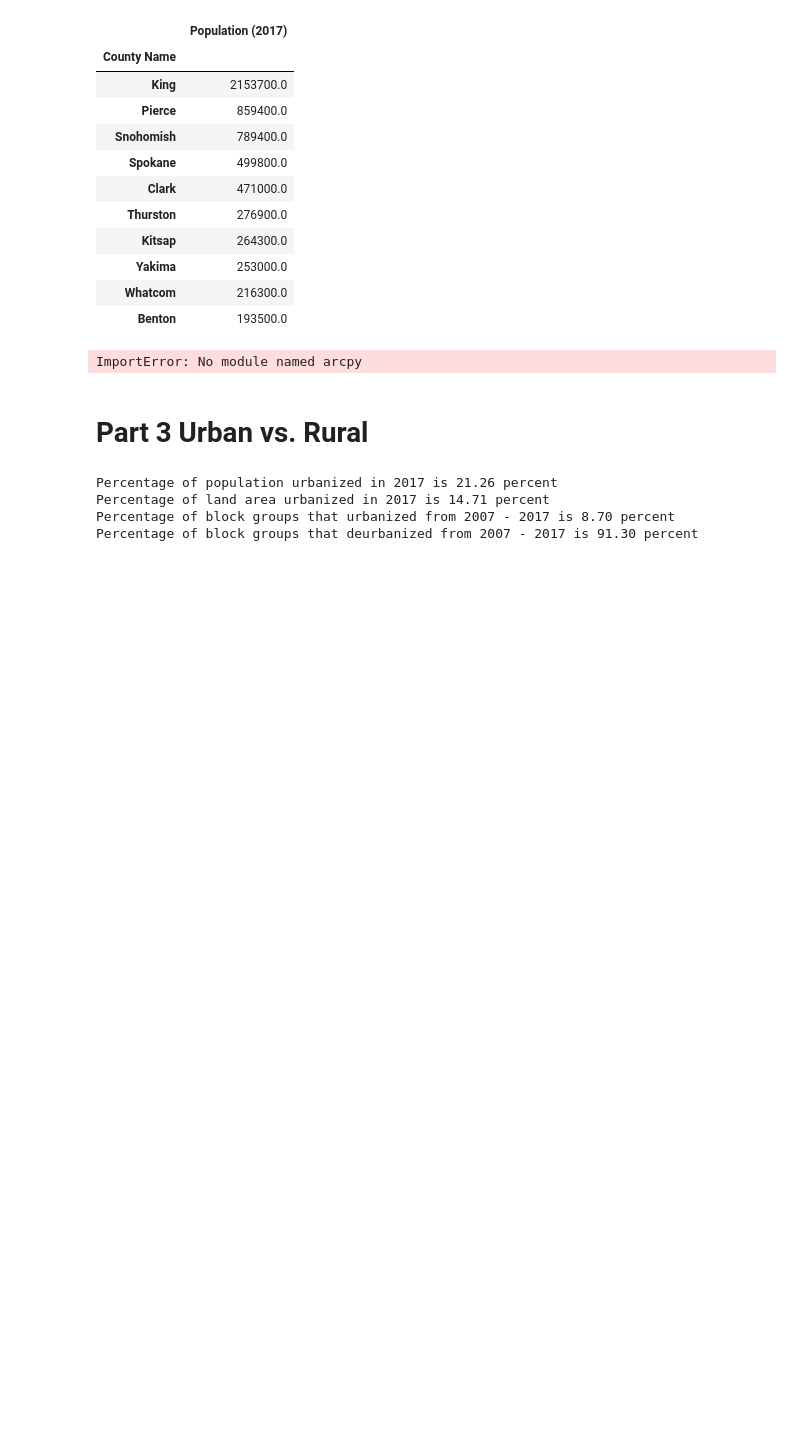
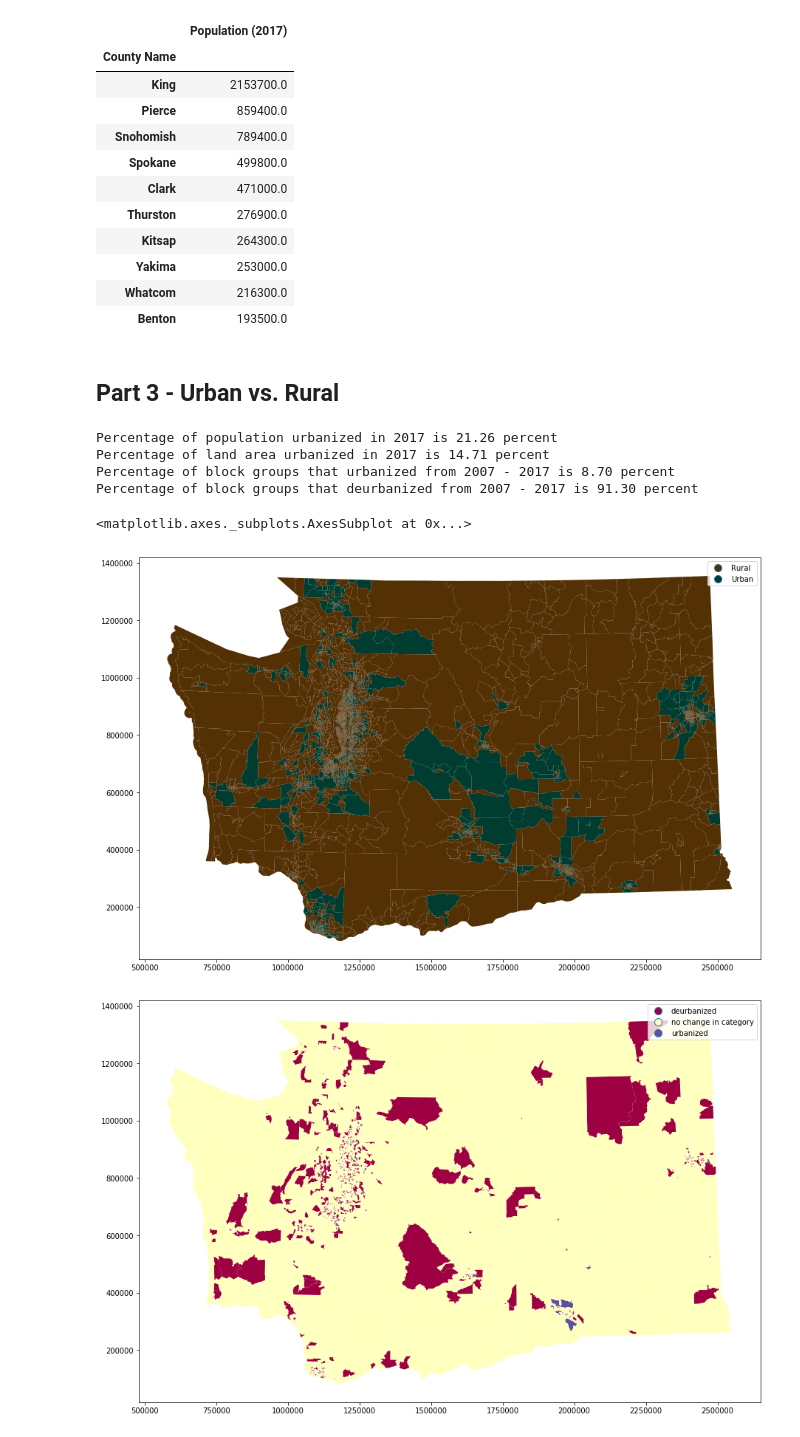
Before and after one commit to GEOG458-W19/grouplab3, a Jupyter notebook: group_lab3.ipynb, the cells around one changed output. Saved outputs shown, nothing was run; the diff lists cells and outputs as text; code cells hidden in the pictures; blank space fills up the shorter version.

Commit message:
Added 3.6 and cleaned up formatting.

```diff
--- a/group_lab3.ipynb
+++ b/group_lab3.ipynb
@@ -39,58 +80,20 @@ cnty_pop.head(10)
 | Yakima | 253000.0 |
 | Whatcom | 216300.0 |
 | Benton | 193500.0 |
-# %%
-#PART 2. CREATES SHAPEFILE FOR EACH COUNTY
-import sys
-sys.path.append('C:\\Program Files (x86)\\ArcGIS\\Desktop10.6\\bin')
-sys.path.append('C:\\Program Files (x86)\\ArcGIS\\Desktop10.6\\arcpy')
-sys.path.append('C:\\Program Files (x86)\\ArcGIS\\Desktop10.6\\ArcToolbox\\Scripts')
-import arcpy
-
-#create workspace
-arcpy.env.workspace="C:\\Users\\Ginue Han\\geog458_assignment\\lab3"
-
-#join saep_bg10.shp and WashingtonFIPS by county FIPS. add the county name field to shape file.
-arcpy.JoinField_management("saep_bg10\\saep_bg10.shp","COUNTYFP10", "WashingtonFIPS.dbf", "FIPSCounty",["CountyName"])
-
-#create a list with the fields names of the shapefile
-field_names = [str(f.name) for f in arcpy.ListFields("saep_bg10\\saep_bg10.shp")]
-
-#list to store all county names in WA
-county_names =[]
-#create cursor for shapefile to loop through each row
-cursor = arcpy.da.SearchCursor("saep_bg10\\saep_bg10.shp", "CountyName")
-#uses cursor to loop through each row in shapefile inorder to add unique countynames into countynames list
-for row in cursor:
-    if str(row[0]) not in county_names:
-        county_names.append(str(row[0]))
-del cursor
-
-#loops through county names and uses the Select_analysis tool to select rows from saep_bg10 shapefile that are from the currently
-#selected county and creates a new shapefile for that county.
-for county in county_names:
-    in_features = "saep_bg10\\saep_bg10.shp"
-    out_feature_class = "CountyData\\{0}.shp".format(county)
-    where_clause='"CountyName" = \'{0}\''.format(county)
-    arcpy.Select_analysis(in_features, out_feature_class, where_clause)
-# %% [output]
-ImportError: No module named arcpy
 # %% [markdown]
-# Part 3 Urban vs. Rural
+## Part 3 - Urban vs. Rural
 # %%
-# PART 3. Urban vs. Rural
-
 #3.1
 #Add column to give each block value of urban or rural based on 2017
+#The threshold at which a block is considered urban or rural is determined by the jenks natural breaks classification method
 for index, row in wa_st.iterrows():
     if row['POP2017']>1921.638:
         wa_st.loc[index,'Urban/Rural']='Urban'
     else:
         wa_st.loc[index,'Urban/Rural']='Rural'
-wa_st
 
 #3.2
-#Caclulates and prints out what percentage of population is urbanized for 2017
+#Calculates and prints out what percentage of population is urbanized for 2017
 #Sum up the populations that are 'Urban'
 urbanCount = (float)((wa_st['Urban/Rural'] =='Urban').sum())
 #Sum up the populations that are 'Rural'
@@ -105,39 +108,52 @@ print 'Percentage of population urbanized in 2017 is %.2f percent' %  percent
 urban = wa_st['Urban/Rural'] == 'Urban'
 wa_st_urban = wa_st[urban]
 urbanCountLA = (float)((wa_st_urban['ALANDMI']).sum())
 #Making dataframe of only rows that are 'Rural', then sum up the land area
 rural = wa_st['Urban/Rural'] == 'Rural'
 wa_st_rural = wa_st[rural]
 ruralCountLA = (float)((wa_st_rural['ALANDMI']).sum())
 #Calculate total land area of urbanized and the percentage of it
 percentLA = 100.00 *( urbanCountLA / (urbanCountLA+ruralCountLA))
 print 'Percentage of land area urbanized in 2017 is %.2f percent' %  percentLA
 
 #3.4
 #Add column to the shapefile datatable for whether block groups have urbanized, no change in category, or deurbanized: 2007 v 20017
-for index, row in waShape.iterrows():
+for index, row in wa_st.iterrows():
    # value = row['POP2017'] - row['POP2007'] >1921.638
     if  row['POP2007'] >= 1464.438: #urban in 2007
         if row['POP2017'] >= 1921.638: #urban in 2017
-            waShape.loc[index,'Urban/Rural 2007-2017']='no change in category'
+            wa_st.loc[index,'Urban/Rural 2007-2017']='no change in category'
         else: #not urban in 2017
-            waShape.loc[index,'Urban/Rural 2007-2017']='deurbanized'
+            wa_st.loc[index,'Urban/Rural 2007-2017']='deurbanized'
     else: #not urban in 2007
         if row['POP2017'] >= 1921.638: #urban in 2017
-            waShape.loc[index,'Urban/Rural 2007-2017']='urbanized'
+            wa_st.loc[index,'Urban/Rural 2007-2017']='urbanized'
         else: #not urban in 2017
-            waShape.loc[index,'Urban/Rural 2007-2017']='no change in category'
-waShape
+            wa_st.loc[index,'Urban/Rural 2007-2017']='no change in category'
 
-#5. Write code that calculates and prints out how many block groups urbanized and how many deurbanized over the previous decade.
-urbanCountChange = (float)((waShape['Urban/Rural 2007-2017'] =='urbanized').sum())
-deurbanCountChange = (float)((waShape['Urban/Rural 2007-2017'] =='deurbanized').sum())
+#3.5
+#Write code that calculates and prints out how many block groups urbanized and how many deurbanized over the previous decade.
+urbanCountChange = (float)((wa_st['Urban/Rural 2007-2017'] =='urbanized').sum())
+deurbanCountChange = (float)((wa_st['Urban/Rural 2007-2017'] =='deurbanized').sum())
 percentChangeUrban = 100.00 *( urbanCountChange/ (urbanCountChange+deurbanCountChange))
 print 'Percentage of block groups that urbanized from 2007 - 2017 is %.2f percent' %  percentChangeUrban
 percentChangeDeurban = 100.00 *( deurbanCountChange/ (urbanCountChange+deurbanCountChange))
 print 'Percentage of block groups that deurbanized from 2007 - 2017 is %.2f percent' %  percentChangeDeurban
+
+#3.6
+#Rename geometry_x to geometry to be able to plot using the GeoDataFrame
+wa_st = wa_st.rename(columns = {'geometry_x':'geometry'})
+
+#Map the Urban/Rural column to show which areas are urbanized and which are not
+wa_st.plot(column = 'Urban/Rural', cmap = 'BrBG', legend = True, figsize = (20,10))
+
+#Map the Urban/Rural 2007-2017 column to show which areas have deurbanized, urbanized, or stayed the same
+wa_st.plot(column = 'Urban/Rural 2007-2017', cmap = 'Spectral', legend = True, figsize = (20,10))
 # %% [output]
 Percentage of population urbanized in 2017 is 21.26 percent
 Percentage of land area urbanized in 2017 is 14.71 percent
 Percentage of block groups that urbanized from 2007 - 2017 is 8.70 percent
 Percentage of block groups that deurbanized from 2007 - 2017 is 91.30 percent
+<matplotlib.axes._subplots.AxesSubplot at 0x...>
+[figure, added]
+[figure, added]
```
Also changed, not shown: parts of 7 cells of this notebook.
